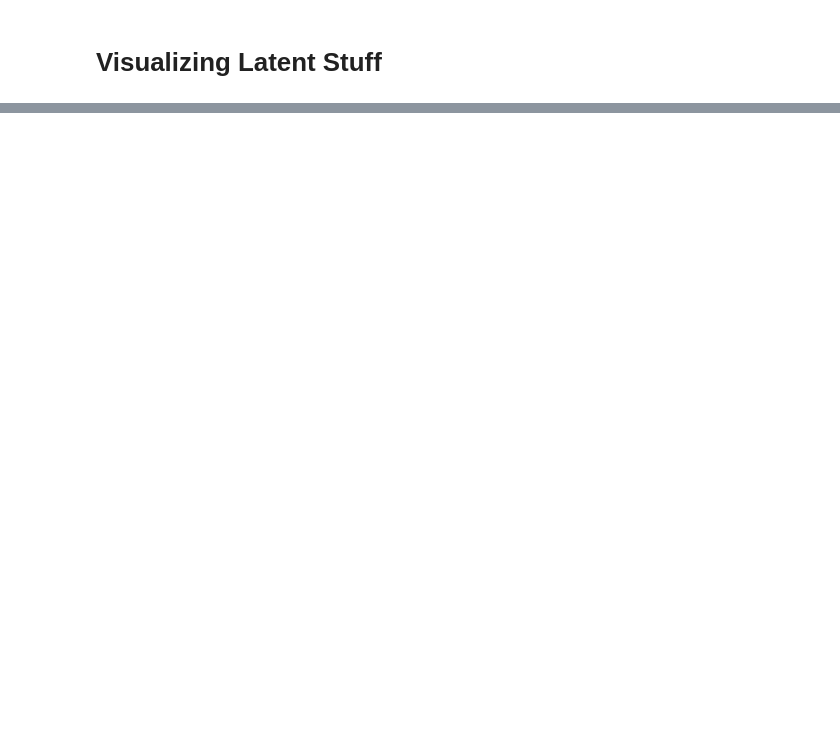
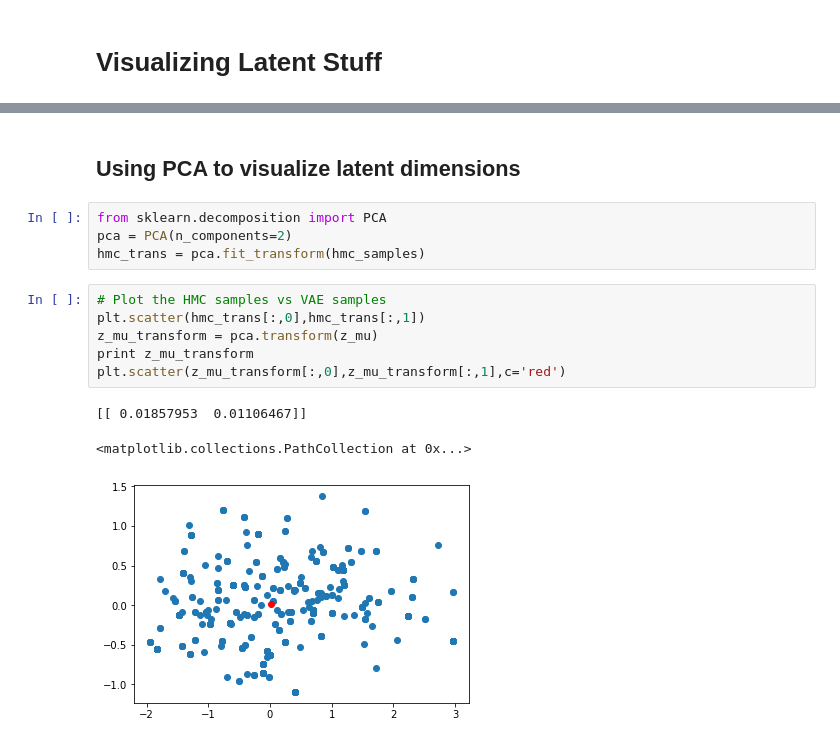
Before and after one commit to shenkev/Exact-Inference-VAE-Robustness, a Jupyter notebook: hmc_vae.ipynb, the cells around one changed output, grey strips where cells are left out. Cells and saved outputs as stored; diff of their text form; blank space fills up the shorter version.

```diff
--- a/hmc_vae.ipynb
+++ b/hmc_vae.ipynb
@@ -427,0 +385,16 @@ array([[-0.71766412,  0.55106211],
+# %% [markdown]
+## Using PCA to visualize latent dimensions
+# %%
+from sklearn.decomposition import PCA
+pca = PCA(n_components=2)
+hmc_trans = pca.fit_transform(hmc_samples)
+# %%
+# Plot the HMC samples vs VAE samples
+plt.scatter(hmc_trans[:,0],hmc_trans[:,1])
+z_mu_transform = pca.transform(z_mu)
+print z_mu_transform
+plt.scatter(z_mu_transform[:,0],z_mu_transform[:,1],c='red')
+# %% [output]
+[[ 0.01857953  0.01106467]]
+<matplotlib.collections.PathCollection at 0x...>
+[figure, added]
```
Also changed, not shown: parts of 19 cells of this notebook.
